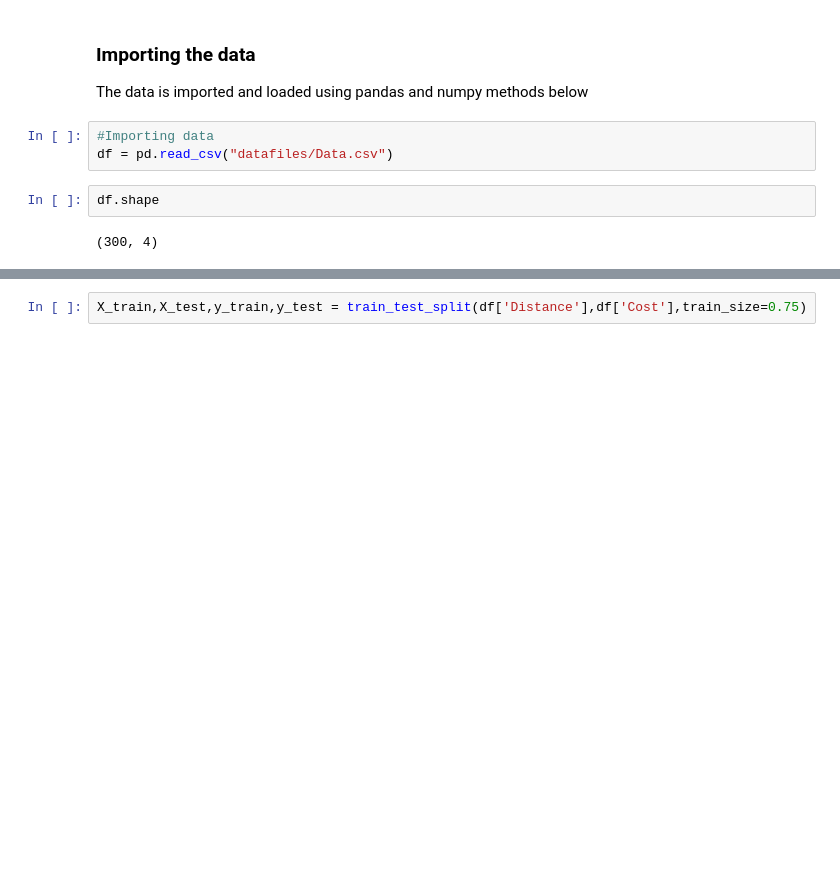
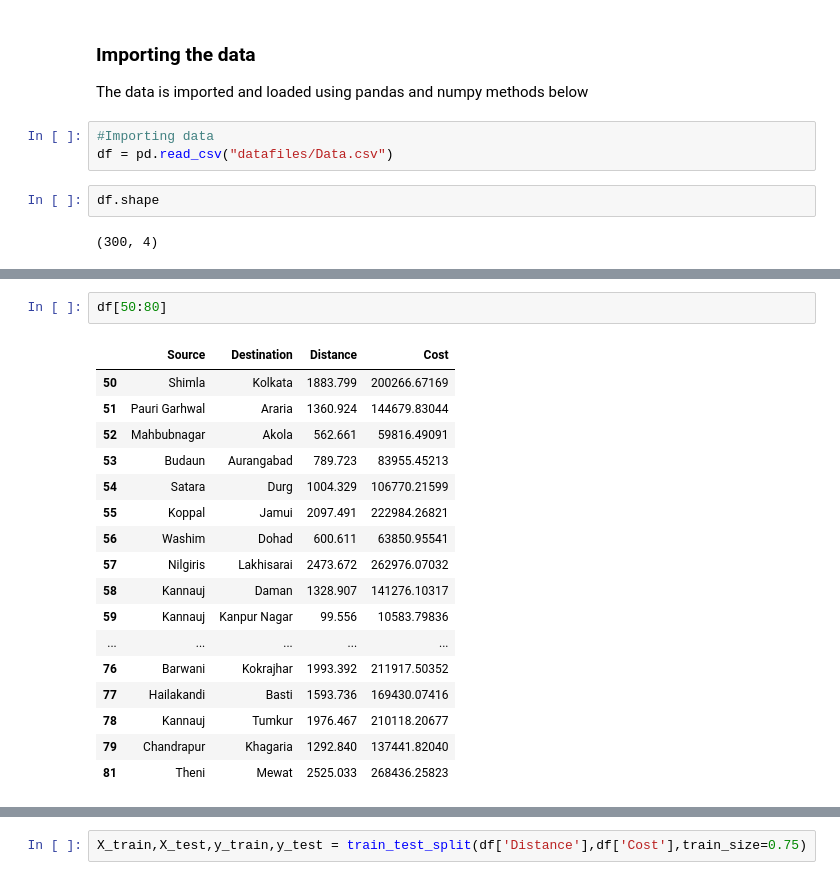
Before and after one commit to IndraNeelMulakaloori/Car_Fuel_Price_Prediciton, a Jupyter notebook: Car_Fuel_prediction.ipynb, the cells around one changed output, grey strips where cells are left out. Cells and saved outputs as stored; diff of their text form; blank space fills up the shorter version.

```diff
--- a/Car_Fuel_prediction.ipynb
+++ b/Car_Fuel_prediction.ipynb
@@ -59,3 +60,23 @@ df.describe()
+# %%
+df[50:80]
+# %% [output]
+|  | Source | Destination | Distance | Cost |
+| 50 | Shimla | Kolkata | 1883.799 | 200266.67169 |
+| 51 | Pauri Garhwal | Araria | 1360.924 | 144679.83044 |
+| 52 | Mahbubnagar | Akola | 562.661 | 59816.49091 |
+| 53 | Budaun | Aurangabad | 789.723 | 83955.45213 |
+| 54 | Satara | Durg | 1004.329 | 106770.21599 |
+| 55 | Koppal | Jamui | 2097.491 | 222984.26821 |
+| 56 | Washim | Dohad | 600.611 | 63850.95541 |
+| 57 | Nilgiris | Lakhisarai | 2473.672 | 262976.07032 |
+| 58 | Kannauj | Daman | 1328.907 | 141276.10317 |
+| 59 | Kannauj | Kanpur Nagar | 99.556 | 10583.79836 |
+| ... | ... | ... | ... | ... |
+| 76 | Barwani | Kokrajhar | 1993.392 | 211917.50352 |
+| 77 | Hailakandi | Basti | 1593.736 | 169430.07416 |
+| 78 | Kannauj | Tumkur | 1976.467 | 210118.20677 |
+| 79 | Chandrapur | Khagaria | 1292.840 | 137441.82040 |
+| 81 | Theni | Mewat | 2525.033 | 268436.25823 |
 # %%
 df['Distance'].to_numpy()
 # %% [output]
```
Also changed, not shown: parts of 16 cells of this notebook, 10 other files.
